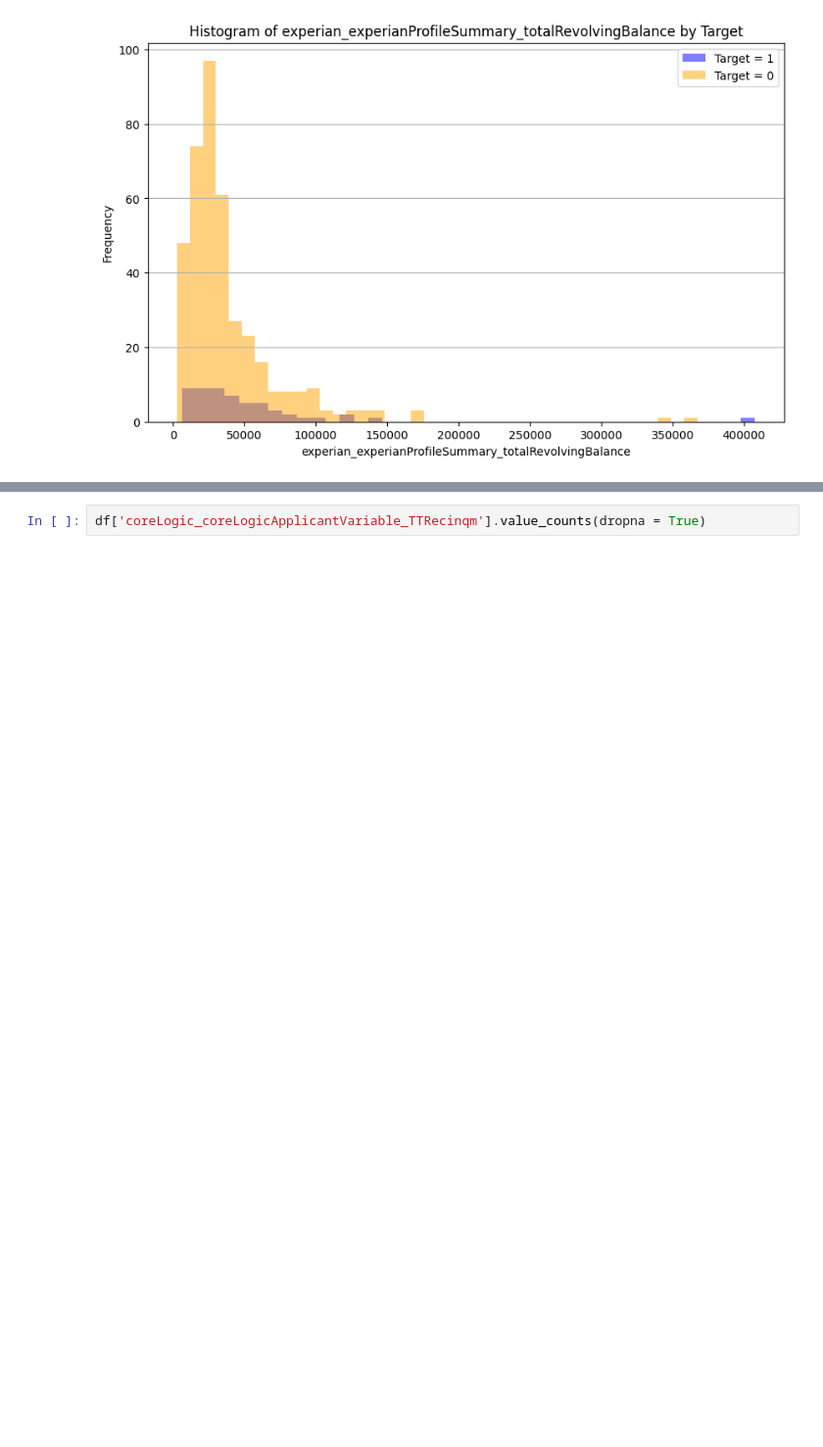
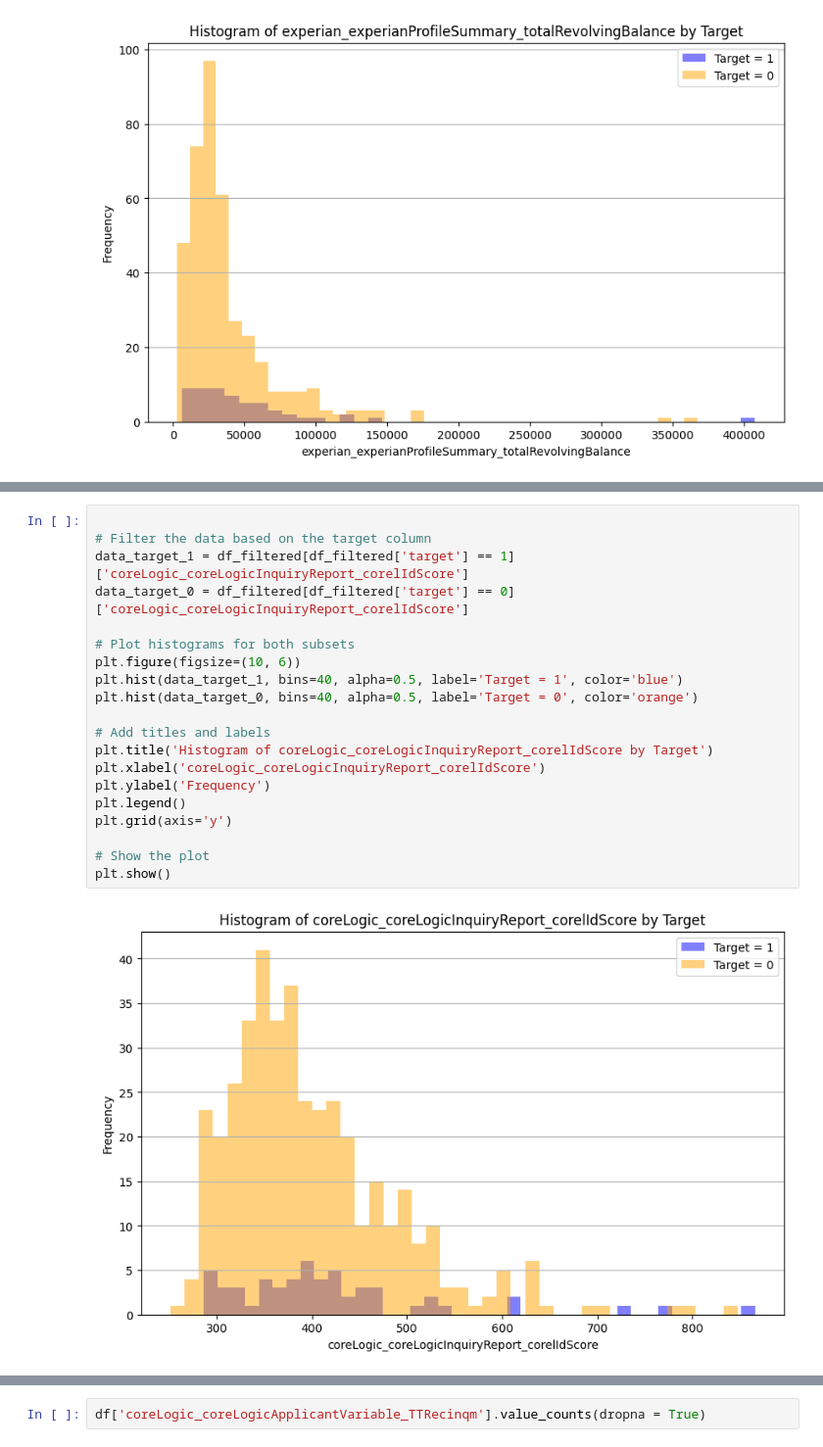
Before and after one commit to ClickleaseDataScience/Model_13_Monitoring, a Jupyter notebook: monitoring_grade_A.ipynb, the cells around one changed output, grey strips where cells are left out. Shown: that part at 98% size. Drawn from its saved outputs; the diff is of its cells as text; blank space fills up the shorter version.

```diff
--- a/monitoring_grade_A.ipynb
+++ b/monitoring_grade_A.ipynb
@@ -582,0 +650,22 @@ plt.show()
+# %%
+
+# Filter the data based on the target column
+data_target_1 = df_filtered[df_filtered['target'] == 1]['coreLogic_coreLogicInquiryReport_corelIdScore']
+data_target_0 = df_filtered[df_filtered['target'] == 0]['coreLogic_coreLogicInquiryReport_corelIdScore']
+
+# Plot histograms for both subsets
+plt.figure(figsize=(10, 6))
+plt.hist(data_target_1, bins=40, alpha=0.5, label='Target = 1', color='blue')
+plt.hist(data_target_0, bins=40, alpha=0.5, label='Target = 0', color='orange')
+
+# Add titles and labels
+plt.title('Histogram of coreLogic_coreLogicInquiryReport_corelIdScore by Target')
+plt.xlabel('coreLogic_coreLogicInquiryReport_corelIdScore')
+plt.ylabel('Frequency')
+plt.legend()
+plt.grid(axis='y')
+
+# Show the plot
+plt.show()
+# %% [output]
+[figure, added]
```
Also changed, not shown: parts of 17 cells of this notebook, 1 other file.
